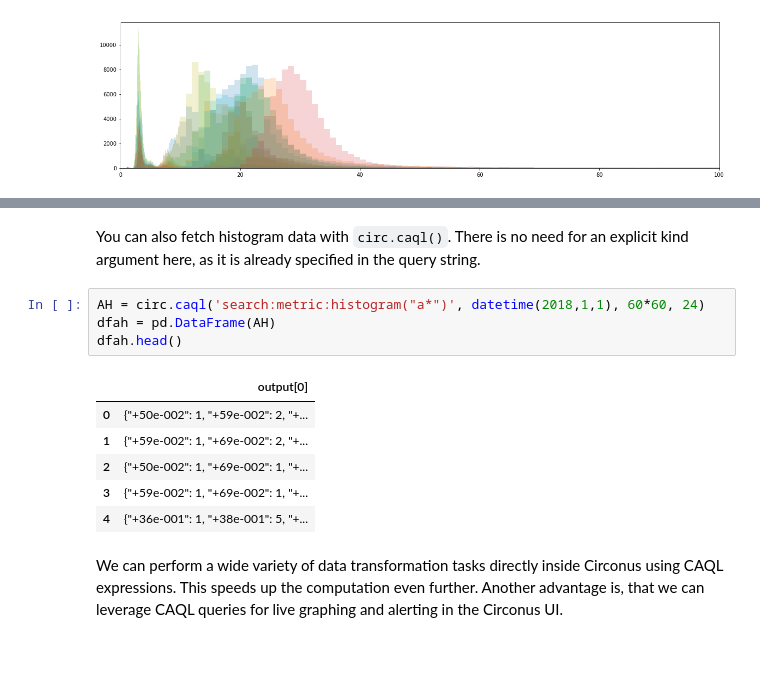
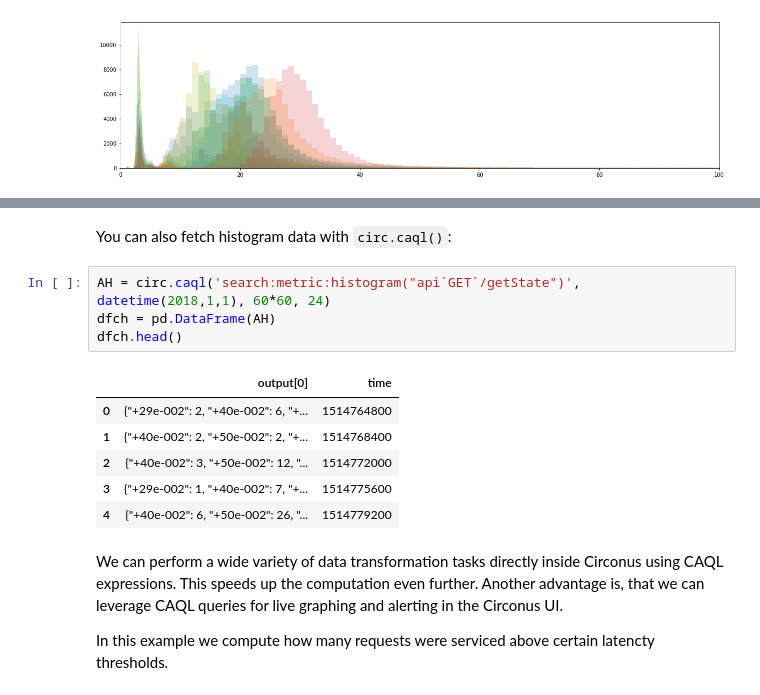
Before and after one commit to HeinrichHartmann/DS4OPS, a Jupyter notebook: work/Circonus for Data Science.ipynb, the cells around one changed output, grey strips where cells are left out. Cells and saved outputs as stored; diff of their text form; blank space fills up the shorter version.

```diff
--- a/work/Circonus for Data Science.ipynb
+++ b/work/Circonus for Data Science.ipynb
@@ -216,18 +241,19 @@ We are working on resolving this shortcoming.
 # %% [markdown]
-You can also fetch histogram data with `circ.caql()`.
-There is no need for an explicit kind argument here, as it is already specified in the query string.
+You can also fetch histogram data with `circ.caql()`:
 # %%
-AH = circ.caql('search:metric:histogram("a*")', datetime(2018,1,1), 60*60, 24)
-dfah = pd.DataFrame(AH)
-dfah.head()
+AH = circ.caql('search:metric:histogram("api`GET`/getState")', datetime(2018,1,1), 60*60, 24)
+dfch = pd.DataFrame(AH)
+dfch.head()
 # %% [output]
-|  | output[0] |
-| 0 | {"+50e-002": 1, "+59e-002": 2, "+... |
-| 1 | {"+59e-002": 1, "+69e-002": 2, "+... |
-| 2 | {"+50e-002": 1, "+69e-002": 1, "+... |
-| 3 | {"+59e-002": 1, "+69e-002": 1, "+... |
-| 4 | {"+36e-001": 1, "+38e-001": 5, "+... |
+|  | output[0] | time |
+| 0 | {"+29e-002": 2, "+40e-002": 6, "+... | 1514764800 |
+| 1 | {"+40e-002": 2, "+50e-002": 2, "+... | 1514768400 |
+| 2 | {"+40e-002": 3, "+50e-002": 12, "... | 1514772000 |
+| 3 | {"+29e-002": 1, "+40e-002": 7, "+... | 1514775600 |
+| 4 | {"+40e-002": 6, "+50e-002": 26, "... | 1514779200 |
 # %% [markdown]
 We can perform a wide variety of data transformation tasks directly inside Circonus using CAQL expressions.
 This speeds up the computation even further.
 Another advantage is, that we can leverage CAQL queries for live graphing and alerting in the Circonus UI.
+
+In this example we compute how many requests were serviced above certain latencty thresholds.
```
Also changed, not shown: parts of 17 cells of this notebook.
